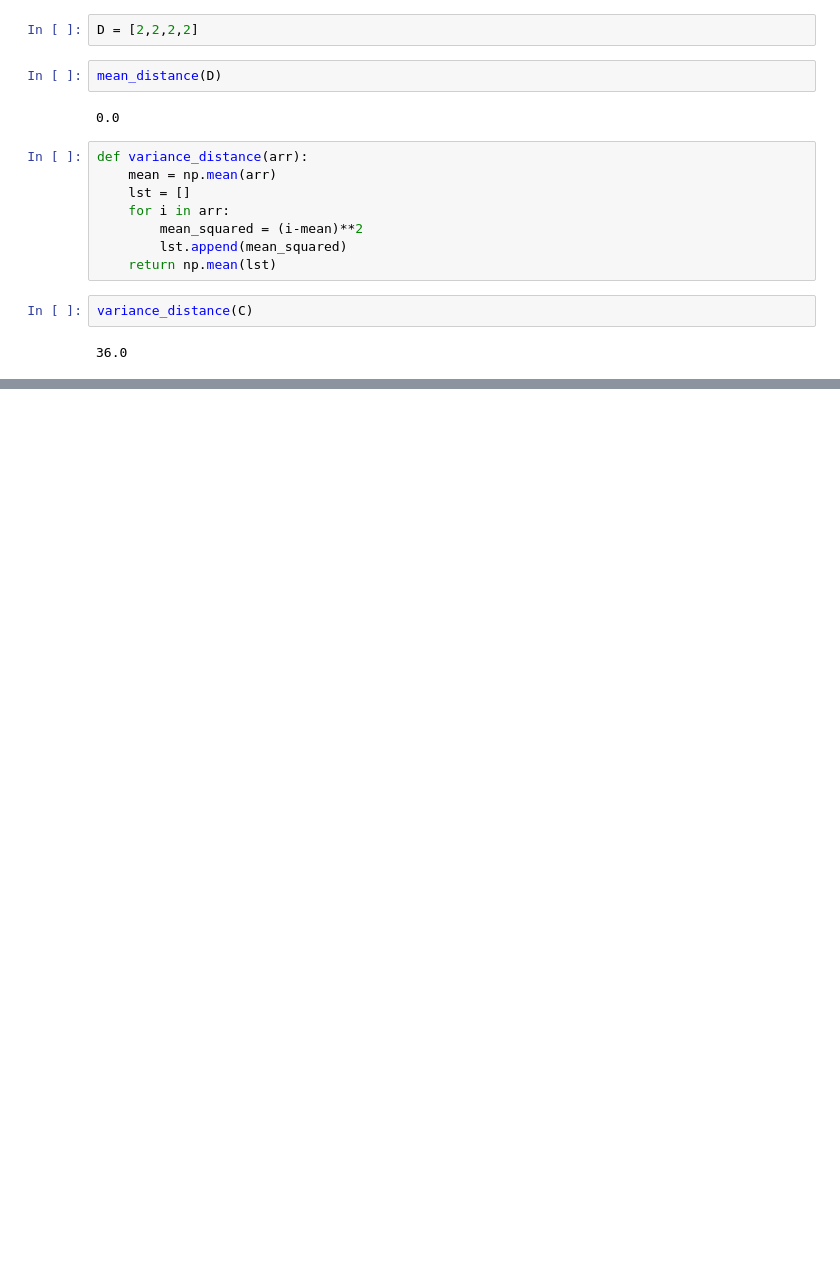
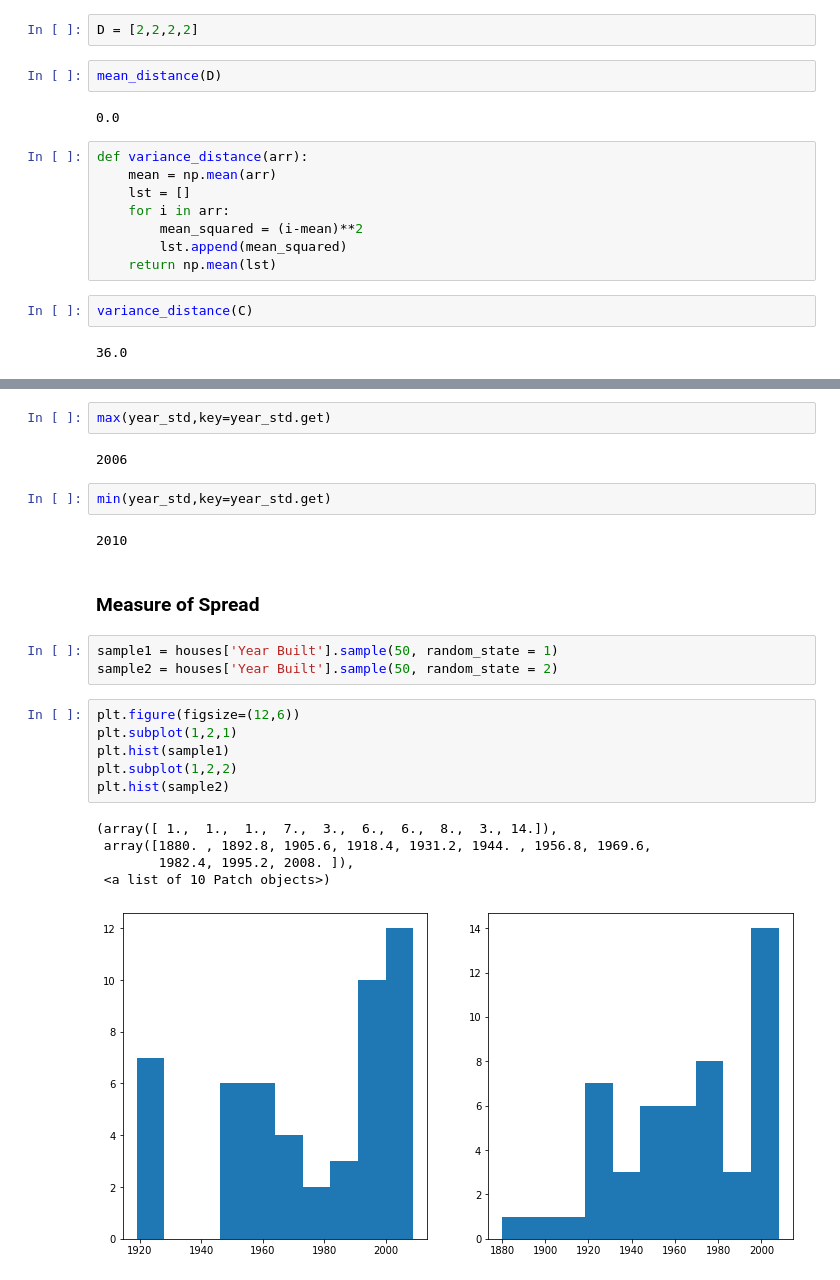
Before and after one commit to dnlsyfq/py_mean-variability, a Jupyter notebook: Chap4.ipynb, the cells around one changed output, grey strips where cells are left out. Saved outputs shown, nothing was run; the diff lists cells and outputs as text; blank space fills up the shorter version.

```diff
--- a/Chap4.ipynb
+++ b/Chap4.ipynb
@@ -145,0 +213,25 @@ variance_distance(C)
+# %%
+max(year_std,key=year_std.get)
+# %% [output]
+2006
+# %%
+min(year_std,key=year_std.get)
+# %% [output]
+2010
+# %% [markdown]
+### Measure of Spread
+# %%
+sample1 = houses['Year Built'].sample(50, random_state = 1)
+sample2 = houses['Year Built'].sample(50, random_state = 2)
+# %%
+plt.figure(figsize=(12,6))
+plt.subplot(1,2,1)
+plt.hist(sample1)
+plt.subplot(1,2,2)
+plt.hist(sample2)
+# %% [output]
+(array([ 1.,  1.,  1.,  7.,  3.,  6.,  6.,  8.,  3., 14.]),
+ array([1880. , 1892.8, 1905.6, 1918.4, 1931.2, 1944. , 1956.8, 1969.6,
+        1982.4, 1995.2, 2008. ]),
+ <a list of 10 Patch objects>)
+[figure, added]
```
Also changed, not shown: parts of 24 cells of this notebook, 3 other files.
